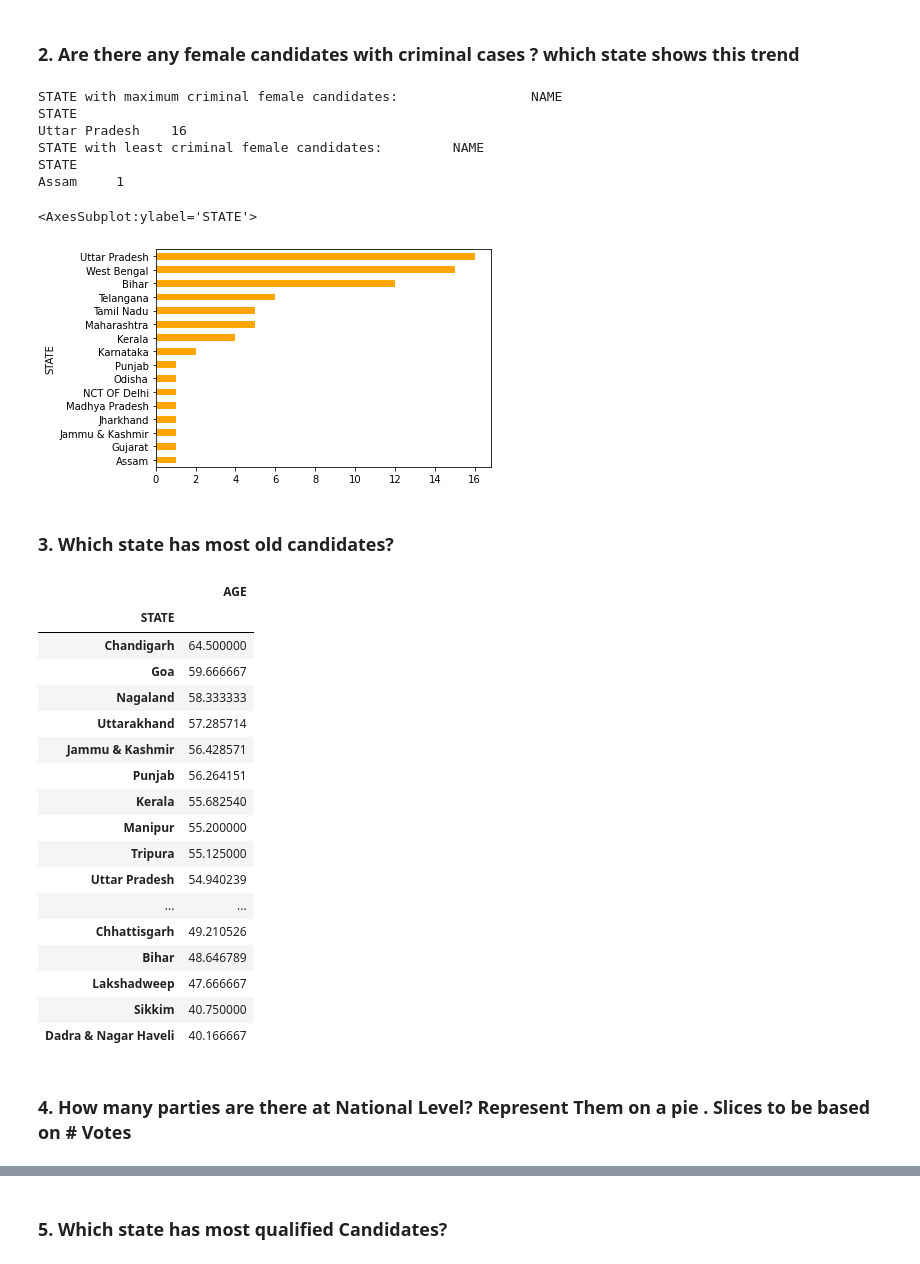
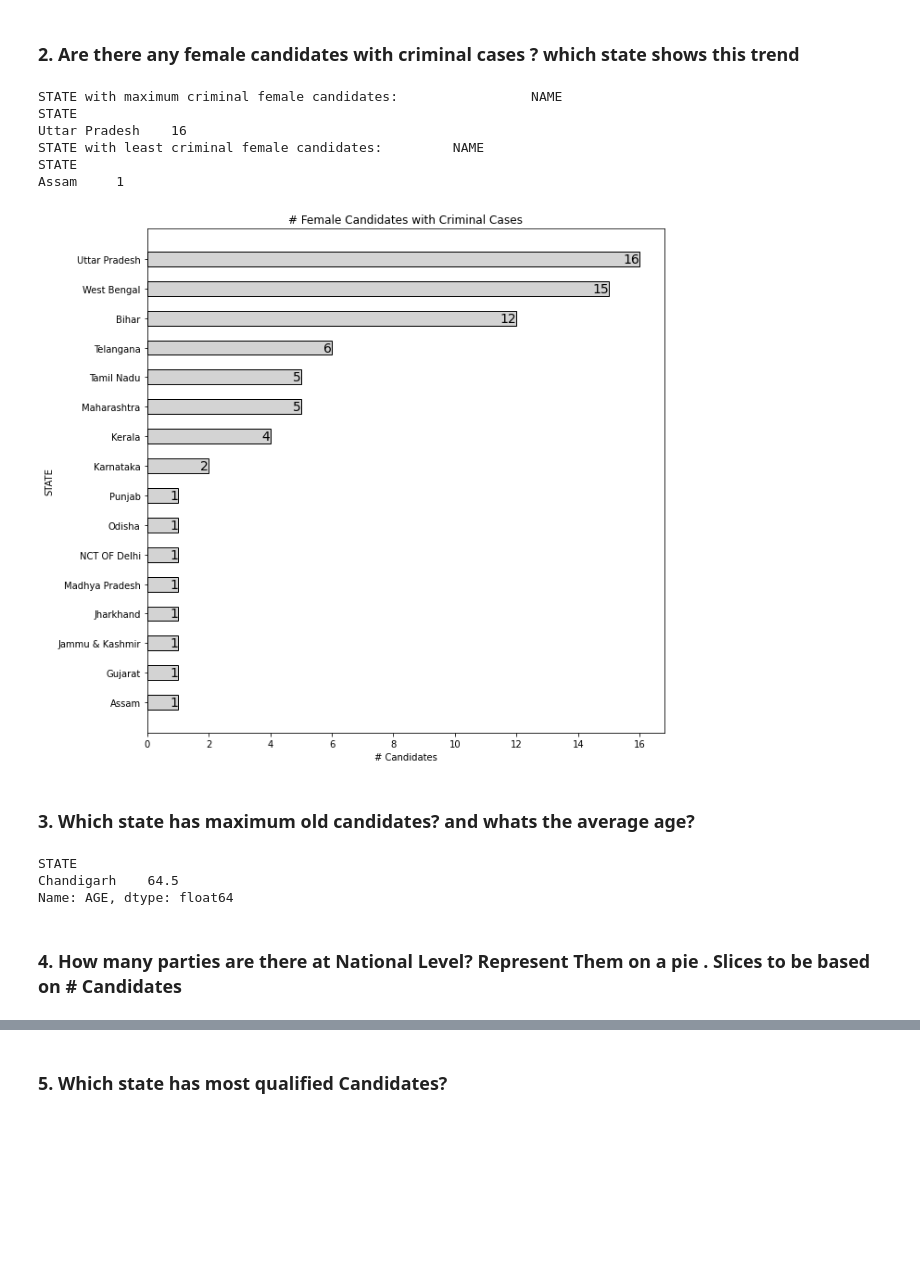
Before and after one commit to anuj3101/Atom, a Jupyter notebook: Indian_elections_2019.ipynb, the cells around one changed output, grey strips where cells are left out. Drawn from its saved outputs; the diff is of its cells as text; code cells hidden in the pictures; blank space fills up the shorter version.

```diff
--- a/Indian_elections_2019.ipynb
+++ b/Indian_elections_2019.ipynb
@@ -60,13 +57,20 @@ dtype: int64
 # %% [markdown]
 ### # Constituencies by State
 # %%
+def addlabels(x,y):
+    for i in range(len(x)):
+        plt.text(x=x[i],y=y[i],s=x[i],fontsize=10,va='center',ha='right',color='black')
+
 const=pd.DataFrame(df['CONSTITUENCY'].groupby(df['STATE']).nunique()).sort_values(by='CONSTITUENCY',ascending=True)
 const['STATE']=const.index
 fig=plt.gcf()
 fig.set_size_inches(20,10)
-plt.barh(y=const['STATE'].to_list(),width=const['CONSTITUENCY'].to_list(),height=0.8,color='orange')
-plt.title('# ELECTORS by STATE')
+y=const['STATE']
+x=const['CONSTITUENCY']
+plt.barh(y=y,width=x,height=0.8,color='orange')
+plt.title('# Constituency by STATE')
 plt.ylabel('STATE')
 plt.xlabel('# CONSTITUENCIES')
+addlabels(x,y)
 plt.show()
 # %% [output]
@@ -74,11 +82,18 @@ plt.show()
 # %%
+def addlabels(x,y):
+    for i in range(len(x)):
+        plt.text(x=x[i],y=y[i],s=x[i],fontsize=14,va='center',ha='right',color='white')
+
 const=pd.DataFrame(df['NAME'].groupby(df['STATE']).nunique()).sort_values(by='NAME',ascending=True)
 const['STATE']=const.index
 fig=plt.gcf()
-fig.set_size_inches(20,10)
-plt.barh(y=const['STATE'].to_list(),width=const['NAME'].to_list(),height=0.5,color='green')
+fig.set_size_inches(20,20)
+y=const['STATE']
+x=const['NAME']
+plt.barh(y=y,width=x,height=0.5,fc='gray',ec='black')
 plt.title('# Candidates by State')
 plt.ylabel('STATE')
 plt.xlabel('# Candidates')
+addlabels(x,y)
 plt.show()
 # %% [output]
@@ -128,48 +118,45 @@ Name: NAME, dtype: int64
 # %%
 q1=df[['NAME','CRIMINAL_CASES','WINNER','STATE','GENDER']]
 q1.loc[q1['CRIMINAL_CASES'] >0, 'is_criminal'] = 1
 q1.loc[q1['CRIMINAL_CASES'] ==0, 'is_criminal'] = 0
 
 print('STATE with maximum criminal female candidates: ',pd.DataFrame(q1[(q1['is_criminal']==1)&(q1['GENDER']=='FEMALE')]['NAME'].groupby([q1['STATE']]).nunique().sort_values(ascending=False)).head(1))
 print('STATE with least criminal female candidates: ',pd.DataFrame(q1[(q1['is_criminal']==1)&(q1['GENDER']=='FEMALE')]['NAME'].groupby([q1['STATE']]).nunique().sort_values(ascending=True)).head(1))
 
+def addlabels(x,y):
+    for i in range(len(x)):
+        plt.text(x=x[i],y=y[i],s=x[i],fontsize=14,va='center',ha='right',color='black')
 
-pd.DataFrame(q1[(q1['is_criminal']==1)&(q1['GENDER']=='FEMALE')]['NAME'].groupby([q1['STATE']]).nunique().sort_values(ascending=True)).plot(kind='barh',legend=None,color='orange')
+q2=pd.DataFrame(q1[(q1['is_criminal']==1)&(q1['GENDER']=='FEMALE')]['NAME'].groupby([q1['STATE']]).nunique().sort_values(ascending=True))
+q2['STATE']=q2.index
+q2=q2.reset_index(drop=True)
+fig=plt.gcf()
+fig.set_size_inches(10,10)
+y=q2['STATE']
+x=q2['NAME']
+plt.barh(y=y,width=x,height=0.5,fc='lightgray',ec='black')
+plt.title('# Female Candidates with Criminal Cases')
+plt.ylabel('STATE')
+plt.xlabel('# Candidates')
+addlabels(x,y)
+plt.show()
 # %% [output]
 STATE with maximum criminal female candidates:                 NAME
 STATE
 Uttar Pradesh    16
 STATE with least criminal female candidates:         NAME
 STATE
 Assam     1
-<AxesSubplot:ylabel='STATE'>
-[figure, old version]
+[figure, new version]
 # %% [markdown]
-### 3. Which state has most old candidates?
+### 3. Which state has maximum old candidates? and whats the average age?
 # %%
 q1=df[['NAME','AGE','STATE','GENDER']]
 
-pd.DataFrame(q1['AGE'].groupby([q1['STATE']]).mean().sort_values(ascending=False)).head(1)
-
-pd.DataFrame(q1['AGE'].groupby([q1['STATE']]).mean().sort_values(ascending=False))
+pd.DataFrame(q1['AGE'].groupby([q1['STATE']]).mean().sort_values(ascending=False)).iloc[0:1,0]
 # %% [output]
-|  | AGE |
-| STATE |  |
-| Chandigarh | 64.500000 |
-| Goa | 59.666667 |
-| Nagaland | 58.333333 |
-| Uttarakhand | 57.285714 |
-| Jammu & Kashmir | 56.428571 |
-| Punjab | 56.264151 |
-| Kerala | 55.682540 |
-| Manipur | 55.200000 |
-| Tripura | 55.125000 |
-| Uttar Pradesh | 54.940239 |
-| ... | ... |
-| Chhattisgarh | 49.210526 |
-| Bihar | 48.646789 |
-| Lakshadweep | 47.666667 |
-| Sikkim | 40.750000 |
-| Dadra & Nagar Haveli | 40.166667 |
+STATE
+Chandigarh    64.5
+Name: AGE, dtype: float64
 # %% [markdown]
-### 4. How many parties are there at National Level? Represent Them on a pie . Slices to be based on # Votes
+### 4. How many parties are there at National Level? Represent Them on a pie . Slices to be based on # Candidates
```
Also changed, not shown: parts of 11 cells of this notebook.
